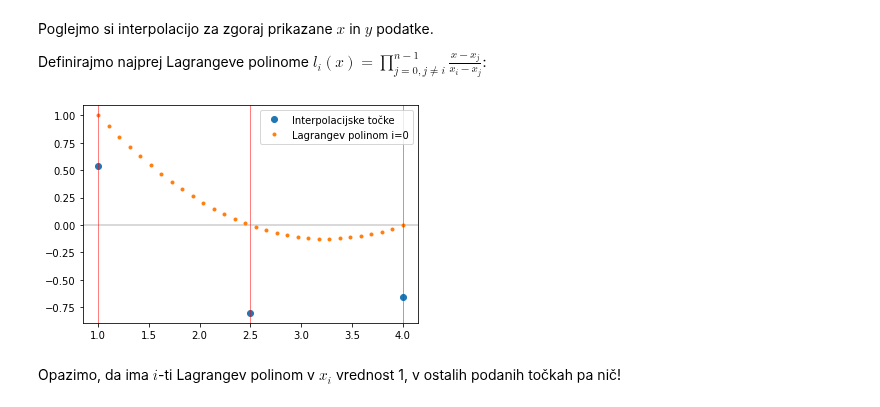
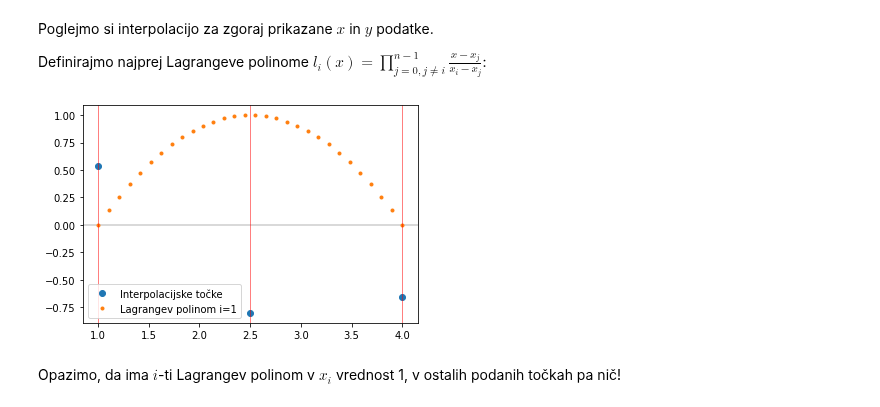
Before and after one commit to jankoslavic/pypinm, a Jupyter notebook: Predavanje 07 - Interpolacija.ipynb, the cells around one changed output. Drawn from its saved outputs; the diff is of its cells as text; code cells hidden in the pictures.

```diff
--- a/Predavanje 07 - Interpolacija.ipynb
+++ b/Predavanje 07 - Interpolacija.ipynb
@@ -178,9 +178,9 @@ def slika(i=0):
     plt.legend()
     plt.show()
 # %%
-slika(i=0)
+slika(i=1)
 # %% [output]
-[figure, old version]
+[figure, new version]
 # %% [markdown]
 Opazimo, da ima $i$-ti Lagrangev polinom v $x_i$ vrednost 1, v ostalih podanih točkah pa nič!
 # %% [markdown]
```
Also changed, not shown: parts of 3 cells of this notebook.
